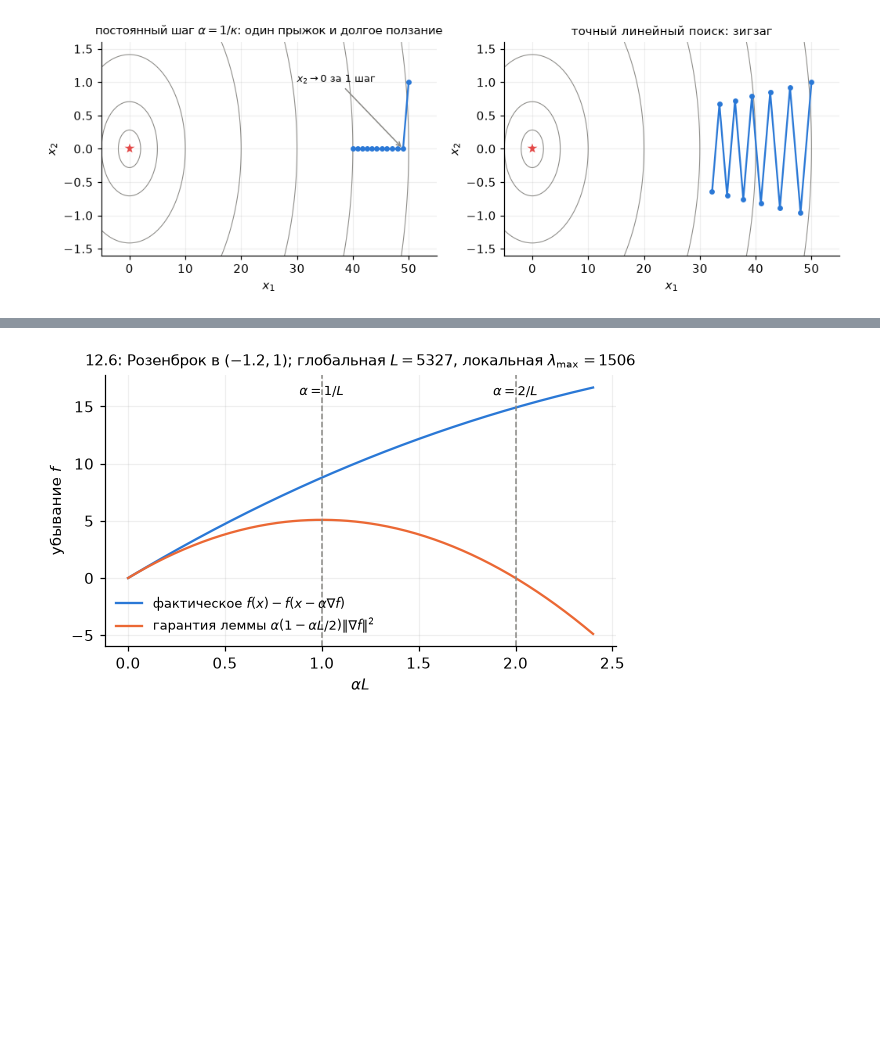
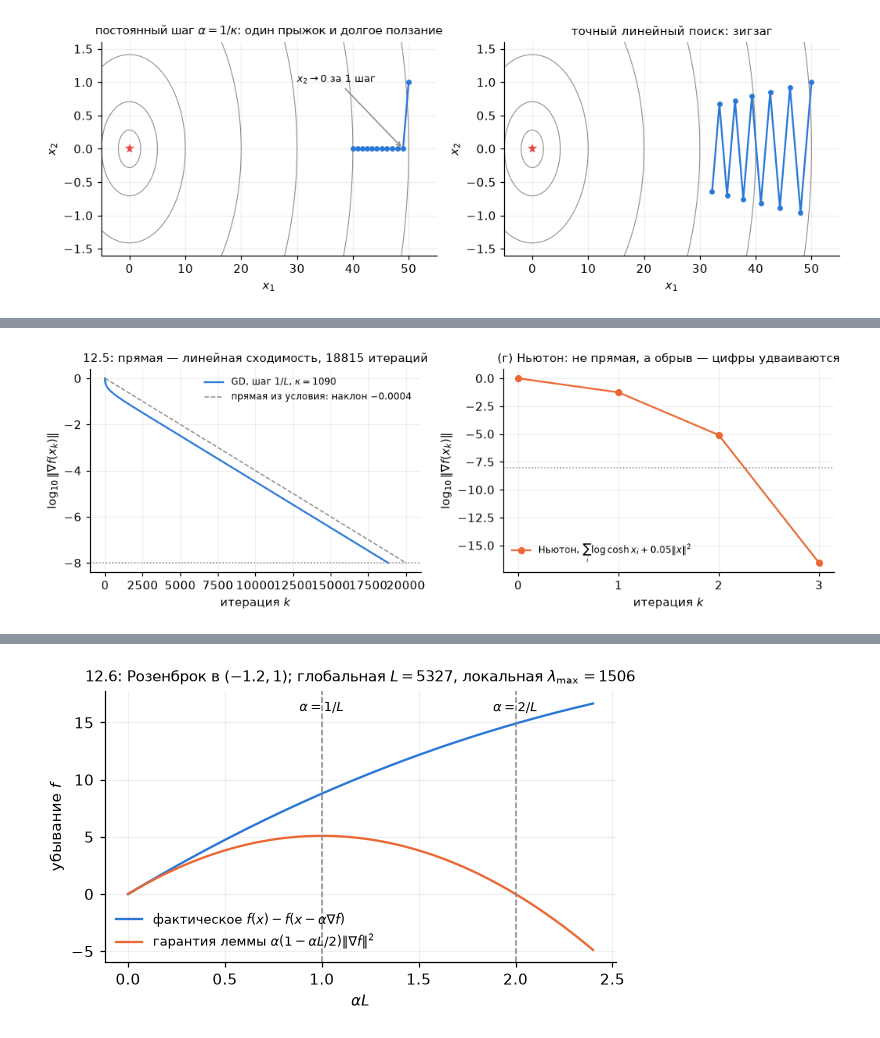
Before and after one commit to IlyaChichkanov/Numerical-Optimization, a Jupyter notebook: lectures/lecture04/exercises04.ipynb, the cells around one changed output, grey strips where cells are left out. Saved outputs shown, nothing was run; the diff lists cells and outputs as text; code cells hidden in the pictures; blank space fills up the shorter version.

```diff
--- a/lectures/lecture04/exercises04.ipynb
+++ b/lectures/lecture04/exercises04.ipynb
@@ -96,6 +98,13 @@ xb, kb, pb = gd(f1, g1, [0.01, 0.5])
 print(f"GD из (0, 0.5):    x = {xa.round(6)}, итераций {ka}, f = {f1(xa):.4f}  -> седло")
 print(f"GD из (0.01, 0.5): x = {xb.round(6)}, итераций {kb}, f = {f1(xb):.2e}  -> минимум (1, 0)")
 assert np.allclose(xa, [0, 0], atol=1e-6) and np.allclose(xb, [1, 0], atol=1e-5)
+
+# backtracking по шагам: из (0, 0.5) alpha = 1 отвергнут (f(0,-0.5) = f(0,0.5)), alpha = 1/2 обнуляет x2 сразу
+x = np.array([0.0, 0.5]); g = g1(x)
+print(f"из (0, 0.5): пробный alpha = 1 даёт x = {x - g}, f = {f1(x - g):.3f} = f(x) = {f1(x):.3f} — Армихо отвергает;"
+      f" alpha = 1/2 даёт x = {x - 0.5 * g} — седло за одну итерацию")
+print("из (0.01, 0.5): первые пять x2:", pb[:5, 1], " — alpha = 1 гоняет x2 между ±0.5, затем шаг укорачивается и x2 затухает")
+print("почему «мера нуль» видна и в float: компонента градиента по x1 при x1 = 0 равна", 4 * 0.0 * (0.0 ** 2 - 1), "— ровно нуль, а не 1e-17")
 # %% [output]
 стационарные точки, гессианы и классификация:
   x = [-1. -0.],  f = 0.0000,  lambda = [2. 8.]  ->  минимум
@@ -371,3 +523,20 @@ GD по u с шагом 1/lambda_max, 1000 итераций: u = (0.000000, 0.99
+# %%
+fig, axs = plt.subplots(1, 2, figsize=(9.5, 3.3))
+ax = axs[0]
+ax.plot(np.arange(len(lg5)), lg5, color=BLUE, lw=1.5, label="GD, шаг $1/L$, $\\kappa=1090$")
+ax.plot([0, 20000], [0, -8], "--", color=GRAY, lw=1, label="прямая из условия: наклон $-0.0004$")
+ax.axhline(-8, color=GRAY, ls=":", lw=1)
+ax.set_xlabel("итерация $k$"); ax.set_ylabel("$\\log_{10}\\|\\nabla f(x_k)\\|$")
+ax.set_title(f"12.5: прямая — линейная сходимость, {k5} итераций", fontsize=9.5); ax.legend(fontsize=8, loc="upper right")
+ax = axs[1]
+ax.plot(np.arange(len(gnn)), np.log10(gnn), "-o", color=ORANGE, ms=5, label="Ньютон, $\\sum_i\\log\\cosh x_i+0.05\\|x\\|^2$")
+ax.axhline(-8, color=GRAY, ls=":", lw=1)
+ax.set_xlabel("итерация $k$"); ax.set_ylabel("$\\log_{10}\\|\\nabla f(x_k)\\|$")
+ax.set_title("(г) Ньютон: не прямая, а обрыв — цифры удваиваются", fontsize=9.5); ax.legend(fontsize=8, loc="lower left")
+ax.set_xticks(np.arange(len(gnn)))
+plt.tight_layout(); plt.show()
+# %% [output]
+[figure, added]
 # %% [markdown]
 ## 12.6. Лемма о спуске
 
```
Also changed, not shown: parts of 28 cells of this notebook, 2 other files.
